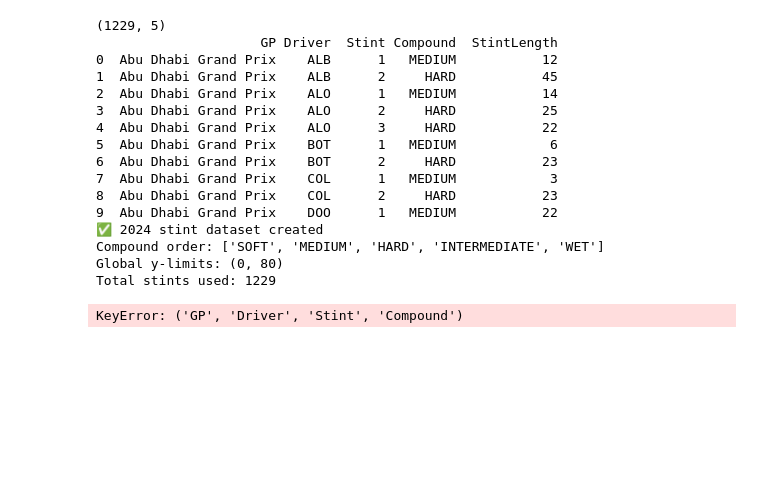
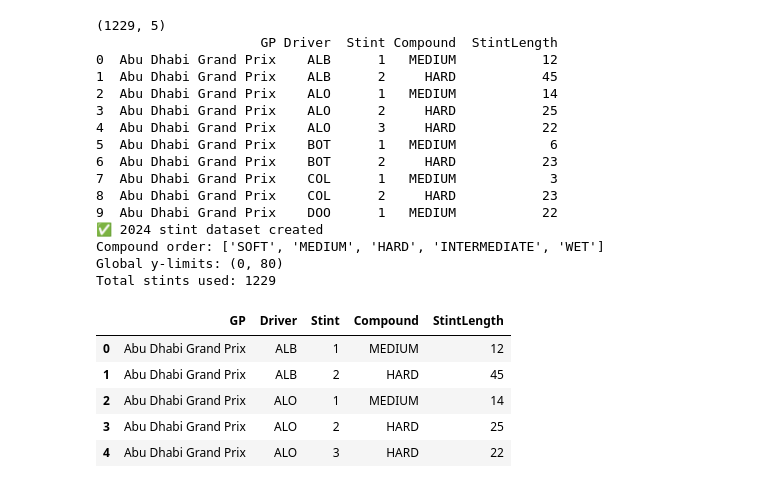
Before and after one commit to UsualSuspect09/F1-Race-Strat-Engine, a Jupyter notebook: notebooks/2024_data_processing.ipynb, the cells around one changed output. Saved outputs shown, nothing was run; the diff lists cells and outputs as text; code cells hidden in the pictures; blank space fills up the shorter version.

```diff
--- a/notebooks/2024_data_processing.ipynb
+++ b/notebooks/2024_data_processing.ipynb
@@ -743,6 +743,11 @@ Global y-limits: (0, 80)
 Total stints used: 1229
 # %%
 stints_2024 = pd.read_csv("C:/Users/VANSH/Formula1/datasets/2024/stints_2024.csv")
-stints_2024
+stints_2024.head()
 # %% [output]
-KeyError: ('GP', 'Driver', 'Stint', 'Compound')
+|  | GP | Driver | Stint | Compound | StintLength |
+| 0 | Abu Dhabi Grand Prix | ALB | 1 | MEDIUM | 12 |
+| 1 | Abu Dhabi Grand Prix | ALB | 2 | HARD | 45 |
+| 2 | Abu Dhabi Grand Prix | ALO | 1 | MEDIUM | 14 |
+| 3 | Abu Dhabi Grand Prix | ALO | 2 | HARD | 25 |
+| 4 | Abu Dhabi Grand Prix | ALO | 3 | HARD | 22 |
```
Also changed, not shown: parts of 8 cells of this notebook, 1 other file.
